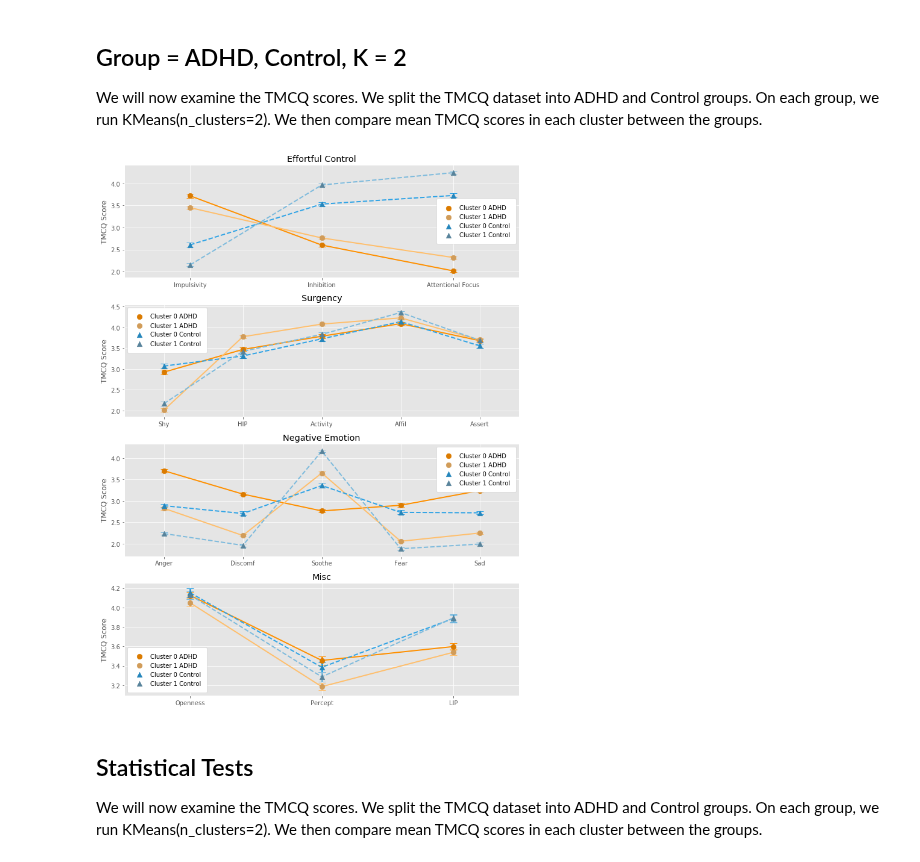
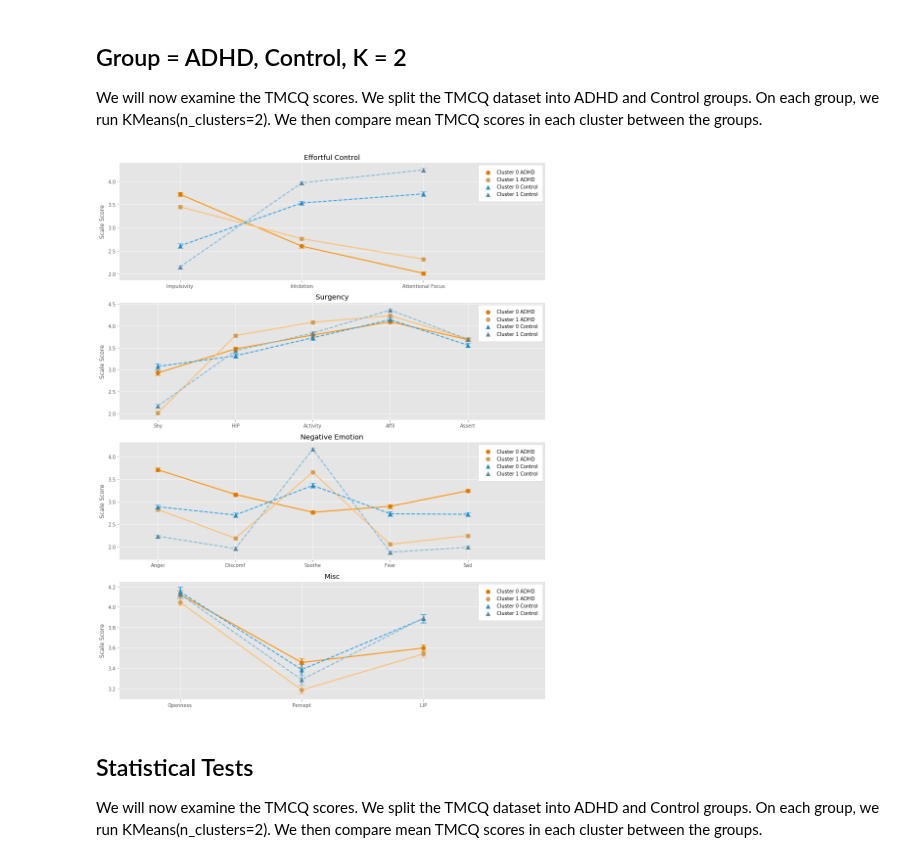
Before and after one commit to cjsmith015/Machine_Learning_and_ADHD, a Jupyter notebook: Unsupervised Learning.ipynb, the cells around one changed output. Cells and saved outputs as stored; diff of their text form; code cells hidden in the pictures.

Commit message:
Combine line graph functions into one

```diff
--- a/Unsupervised Learning.ipynb
+++ b/Unsupervised Learning.ipynb
@@ -86,12 +86,14 @@ This is a little less informative (particularly for Inattentive and Hyperactive
 
 We will now examine the TMCQ scores. We split the TMCQ dataset into ADHD and Control groups. On each group, we run KMeans(n_clusters=2). We then compare mean TMCQ scores in each cluster between the groups.
 # %%
+fig, axs = plt.subplots(4,1,figsize=(13,16))
+
 km = KMeans(n_clusters=2, n_jobs=-1, random_state=56)
-fig, axs = plt.subplots(4,1,figsize=(10,13))
-run_ADHD_Control_k2(TMCQ_adhd, TMCQ_control, km, axs)
+run_ADHD_Control_k2(TMCQ_adhd, TMCQ_control, km, axs, dataset='TMCQ')
+
 plt.tight_layout()
 # %% [output]
-[figure, old version]
+[figure, new version]
 # %% [markdown]
 ## Statistical Tests
 We will now examine the TMCQ scores. We split the TMCQ dataset into ADHD and Control groups. On each group, we run KMeans(n_clusters=2). We then compare mean TMCQ scores in each cluster between the groups.
```
Also changed, not shown: parts of 8 cells of this notebook, 1 other file.
